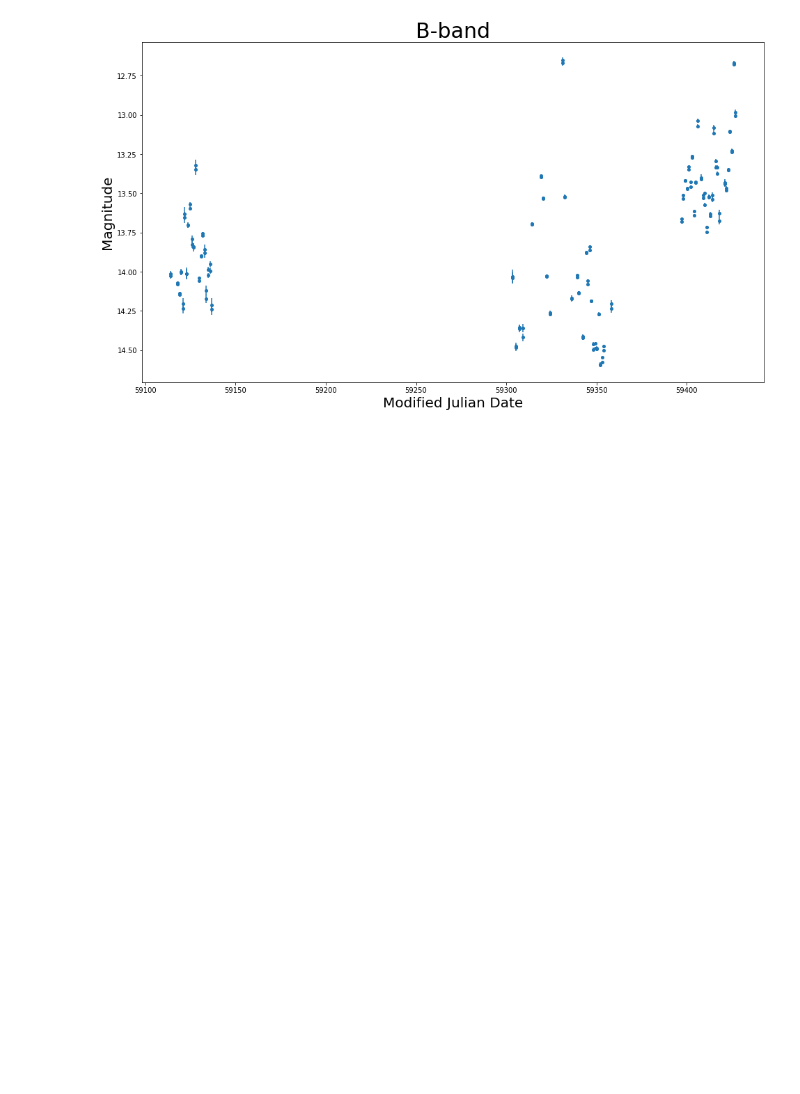
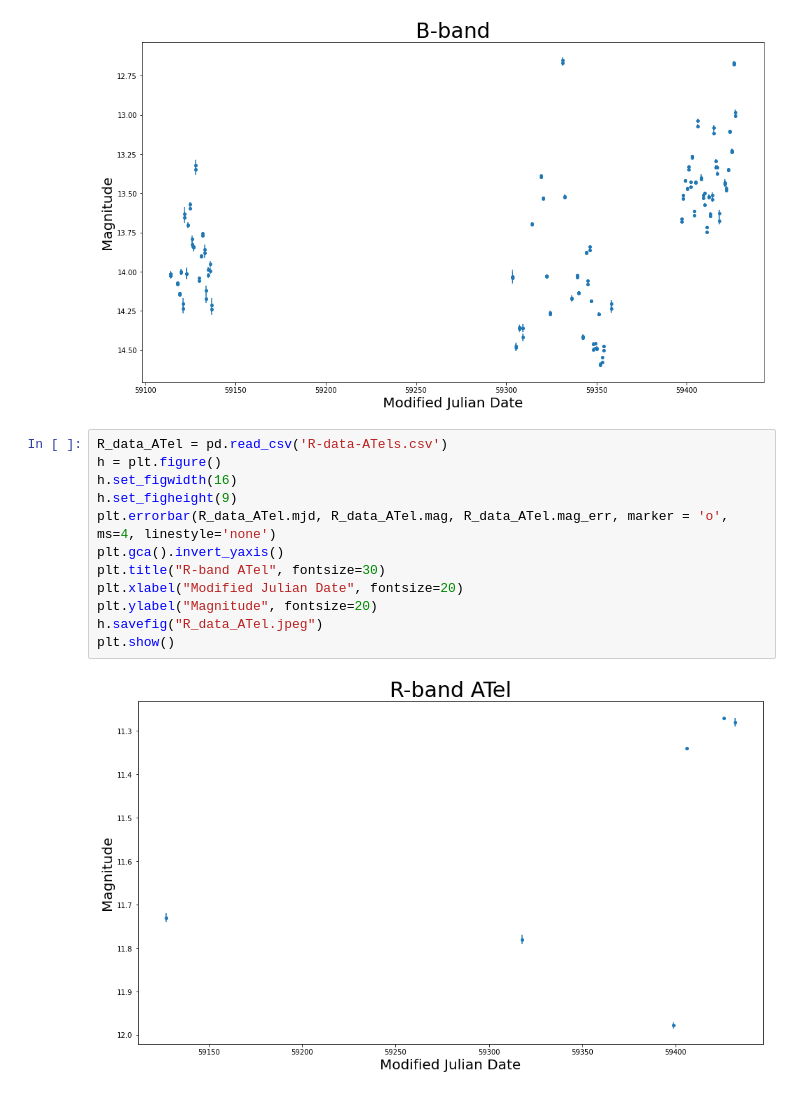
Before and after one commit to alexischatterley/BL_Lac_Graphing_Code, a Jupyter notebook: BL_Lac_Plots.ipynb, the cells around one changed output. Drawn from its saved outputs; the diff is of its cells as text; blank space fills up the shorter version.

```diff
--- a/BL_Lac_Plots.ipynb
+++ b/BL_Lac_Plots.ipynb
@@ -29,3 +29,17 @@ g.savefig("B_data.jpeg")
 plt.show()
 # %% [output]
 [figure]
+# %%
+R_data_ATel = pd.read_csv('R-data-ATels.csv')
+h = plt.figure()
+h.set_figwidth(16)
+h.set_figheight(9)
+plt.errorbar(R_data_ATel.mjd, R_data_ATel.mag, R_data_ATel.mag_err, marker = 'o', ms=4, linestyle='none')
+plt.gca().invert_yaxis()
+plt.title("R-band ATel", fontsize=30)
+plt.xlabel("Modified Julian Date", fontsize=20)
+plt.ylabel("Magnitude", fontsize=20)
+h.savefig("R_data_ATel.jpeg")
+plt.show()
+# %% [output]
+[figure, added]
```
Also changed, not shown: parts of 3 cells of this notebook.
